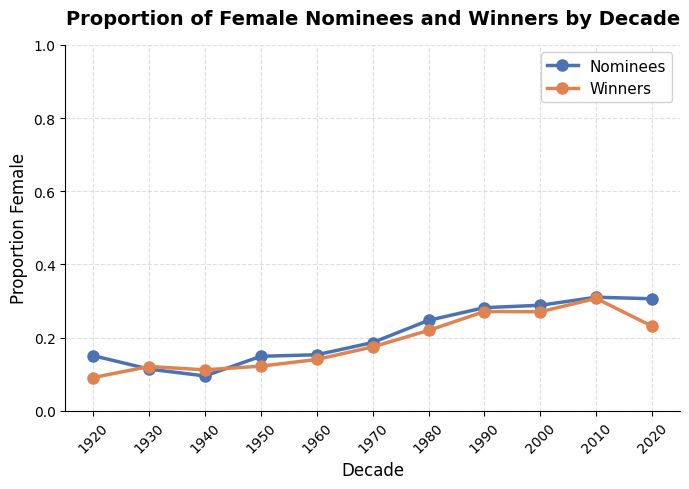
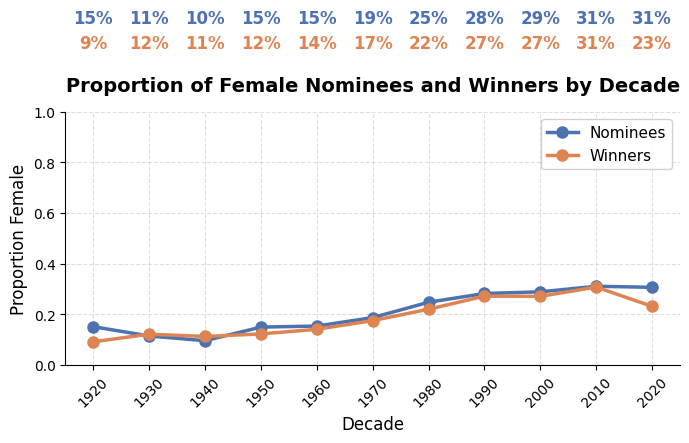
The notebook cell's code change between the first figure and the second:
--- before
+++ after
@@ -18,4 +18,10 @@
         linewidth=2.5, markersize=8, label='Winners', color='#DD8452')
 
+for decade, row in gender_prop_plot.iterrows():
+    ax.text(decade, 1.35, f"{row['Nominees']:.0%}",
+            ha='center', fontsize=12, color='#4C72B0', fontweight='bold')
+    ax.text(decade, 1.25, f"{row['Winners']:.0%}",
+            ha='center', fontsize=12, color='#DD8452', fontweight='bold')
+
 ax.set_title("Proportion of Female Nominees and Winners by Decade",
              fontsize=14, fontweight='bold', pad=15)

Commit: ?